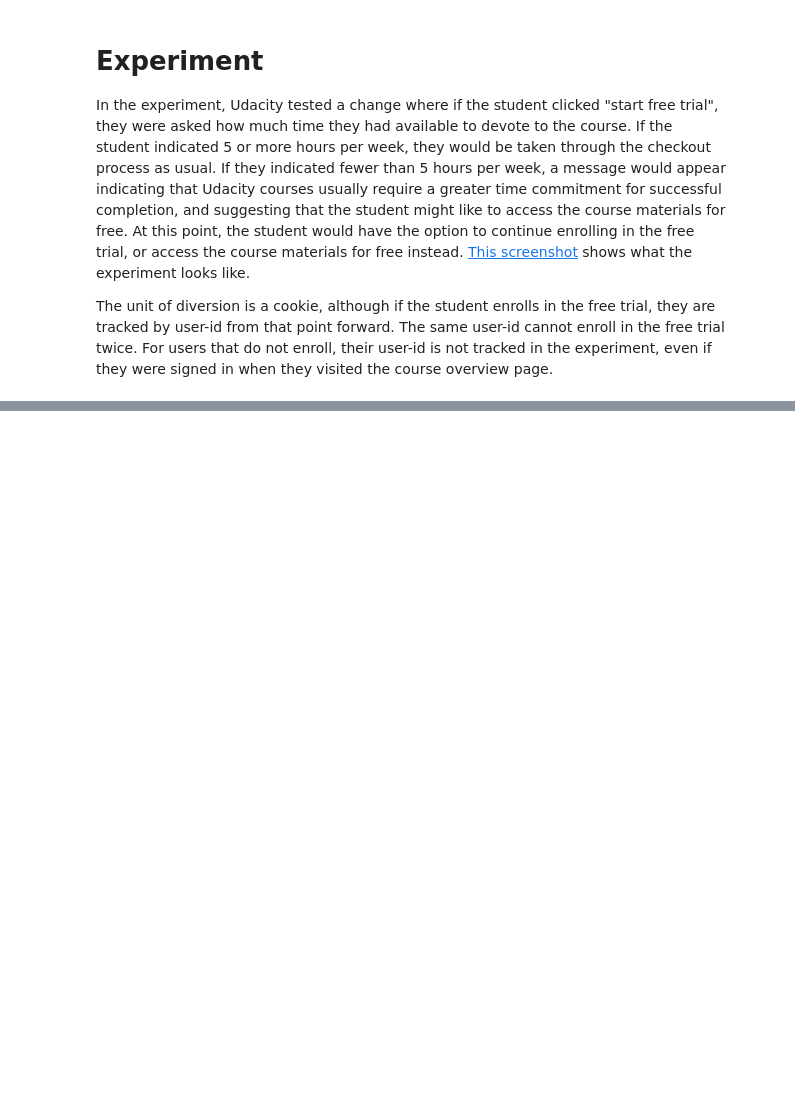
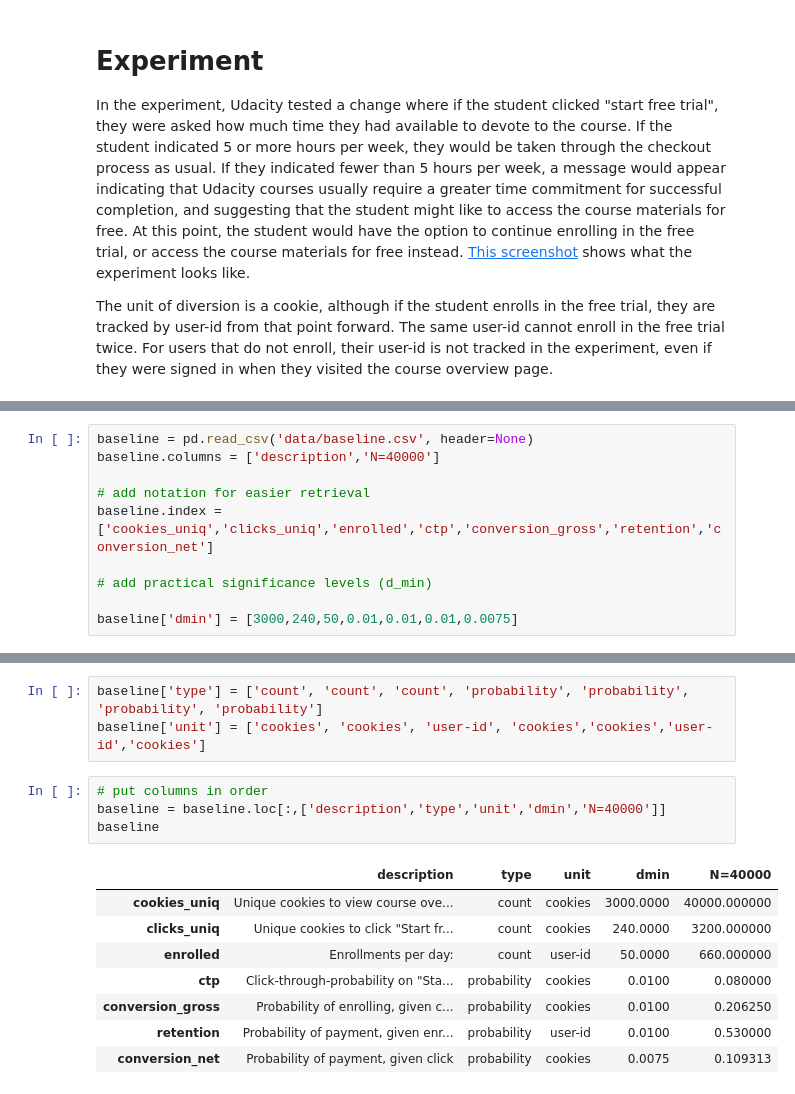
Before and after one commit to Germoe/sandbox, a Jupyter notebook: casestudies/udacity_ab_experiment/AB Experiment in Python.ipynb, the cells around one changed output, grey strips where cells are left out. Drawn from its saved outputs; the diff is of its cells as text; blank space fills up the shorter version.

```diff
--- a/casestudies/udacity_ab_experiment/AB Experiment in Python.ipynb
+++ b/casestudies/udacity_ab_experiment/AB Experiment in Python.ipynb
@@ -72,0 +97,10 @@ NOTE: $d_{min}$ is the difference necessary to be practically significant.
+# %%
+baseline = pd.read_csv('data/baseline.csv', header=None)
+baseline.columns = ['description','N=40000']
+
+# add notation for easier retrieval
+baseline.index = ['cookies_uniq','clicks_uniq','enrolled','ctp','conversion_gross','retention','conversion_net']
+
+# add practical significance levels (d_min)
+
+baseline['dmin'] = [3000,240,50,0.01,0.01,0.01,0.0075]
@@ -72,0 +113,16 @@ NOTE: $d_{min}$ is the difference necessary to be practically significant.
+# %%
+baseline['type'] = ['count', 'count', 'count', 'probability', 'probability', 'probability', 'probability']
+baseline['unit'] = ['cookies', 'cookies', 'user-id', 'cookies','cookies','user-id','cookies']
+# %%
+# put columns in order
+baseline = baseline.loc[:,['description','type','unit','dmin','N=40000']]
+baseline
+# %% [output]
+|  | description | type | unit | dmin | N=40000 |
+| cookies_uniq | Unique cookies to view course ove... | count | cookies | 3000.0000 | 40000.000000 |
+| clicks_uniq | Unique cookies to click "Start fr... | count | cookies | 240.0000 | 3200.000000 |
+| enrolled | Enrollments per day: | count | user-id | 50.0000 | 660.000000 |
+| ctp | Click-through-probability on "Sta... | probability | cookies | 0.0100 | 0.080000 |
+| conversion_gross | Probability of enrolling, given c... | probability | cookies | 0.0100 | 0.206250 |
+| retention | Probability of payment, given enr... | probability | user-id | 0.0100 | 0.530000 |
+| conversion_net | Probability of payment, given click | probability | cookies | 0.0075 | 0.109313 |
```
Also changed, not shown: parts of 33 cells of this notebook.
